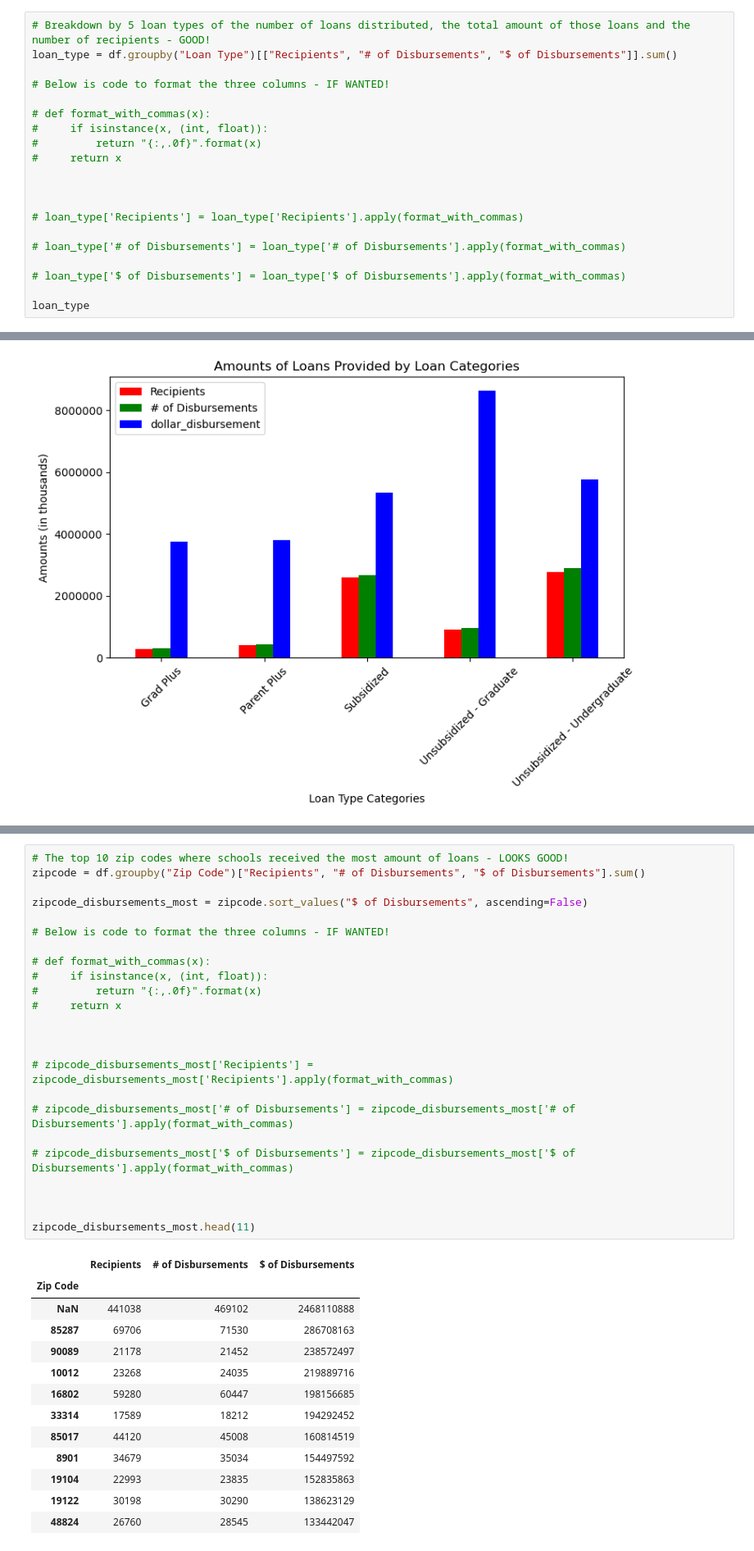
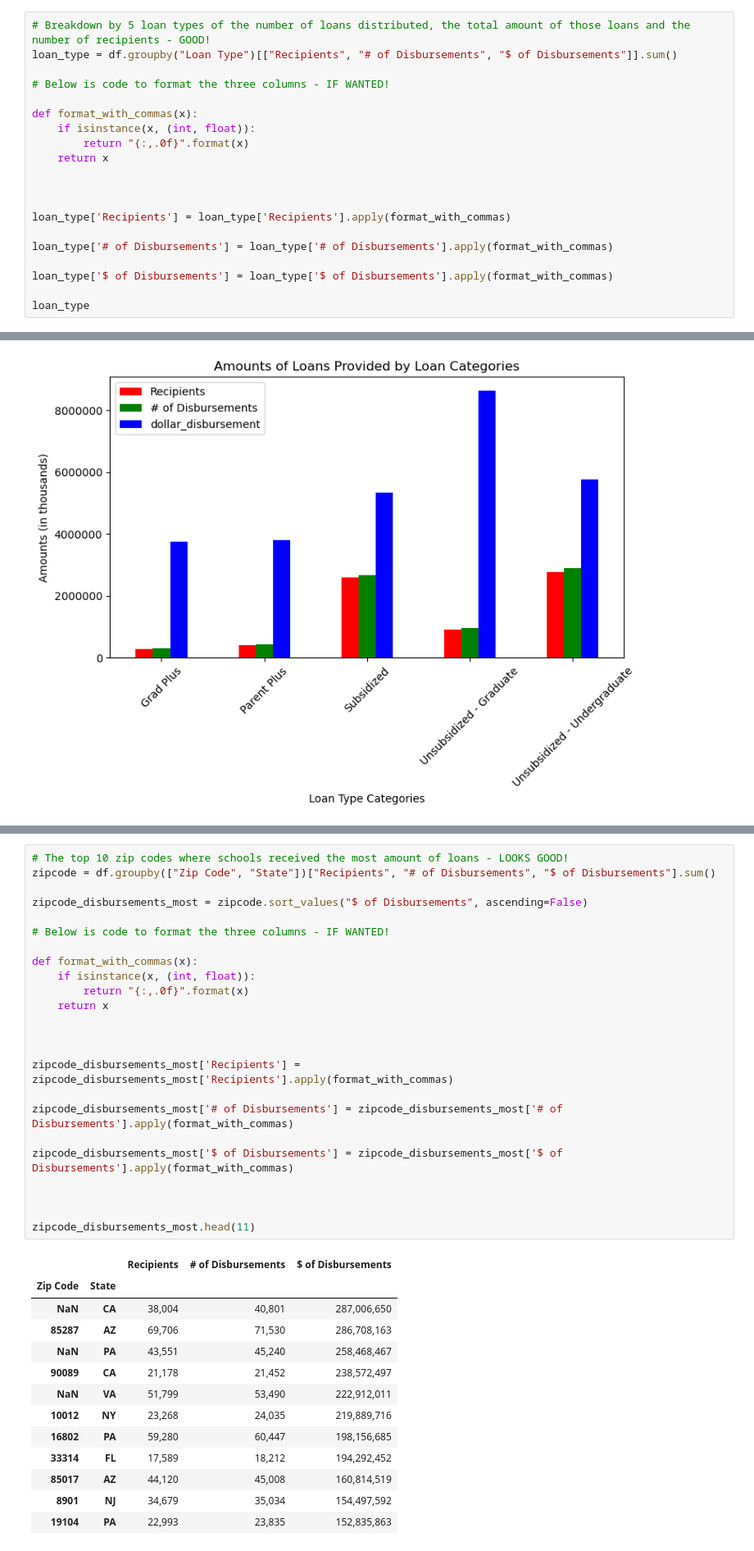
Before and after one commit to wemlaztdj/Demo_p1, a Jupyter notebook: main - MR.ipynb, the cells around one changed output, grey strips where cells are left out. Shown at 82% size. Saved outputs shown, nothing was run; the diff lists cells and outputs as text.

```diff
--- a/main - MR.ipynb
+++ b/main - MR.ipynb
@@ -122,18 +122,18 @@ loan_type = df.groupby("Loan Type")[["Recipients", "# of Disbursements", "$ of D
 
 # Below is code to format the three columns - IF WANTED!
 
-# def format_with_commas(x):
-#     if isinstance(x, (int, float)):
-#         return "{:,.0f}".format(x)
-#     return x
+def format_with_commas(x):
+    if isinstance(x, (int, float)):
+        return "{:,.0f}".format(x)
+    return x
 
 
 
-# loan_type['Recipients'] = loan_type['Recipients'].apply(format_with_commas)
+loan_type['Recipients'] = loan_type['Recipients'].apply(format_with_commas)
 
-# loan_type['# of Disbursements'] = loan_type['# of Disbursements'].apply(format_with_commas)
+loan_type['# of Disbursements'] = loan_type['# of Disbursements'].apply(format_with_commas)
 
-# loan_type['$ of Disbursements'] = loan_type['$ of Disbursements'].apply(format_with_commas)
+loan_type['$ of Disbursements'] = loan_type['$ of Disbursements'].apply(format_with_commas)
 
 loan_type
 # %% [output]
@@ -184,39 +175,39 @@ plt.show()
 # %%
 # The top 10 zip codes where schools received the most amount of loans - LOOKS GOOD!
-zipcode = df.groupby("Zip Code")["Recipients", "# of Disbursements", "$ of Disbursements"].sum()
+zipcode = df.groupby(["Zip Code", "State"])["Recipients", "# of Disbursements", "$ of Disbursements"].sum()
 
 zipcode_disbursements_most = zipcode.sort_values("$ of Disbursements", ascending=False)
 
 # Below is code to format the three columns - IF WANTED!
 
-# def format_with_commas(x):
-#     if isinstance(x, (int, float)):
-#         return "{:,.0f}".format(x)
-#     return x
+def format_with_commas(x):
+    if isinstance(x, (int, float)):
+        return "{:,.0f}".format(x)
+    return x
 
 
 
-# zipcode_disbursements_most['Recipients'] = zipcode_disbursements_most['Recipients'].apply(format_with_commas)
+zipcode_disbursements_most['Recipients'] = zipcode_disbursements_most['Recipients'].apply(format_with_commas)
 
-# zipcode_disbursements_most['# of Disbursements'] = zipcode_disbursements_most['# of Disbursements'].apply(format_with_commas)
+zipcode_disbursements_most['# of Disbursements'] = zipcode_disbursements_most['# of Disbursements'].apply(format_with_commas)
 
-# zipcode_disbursements_most['$ of Disbursements'] = zipcode_disbursements_most['$ of Disbursements'].apply(format_with_commas)
+zipcode_disbursements_most['$ of Disbursements'] = zipcode_disbursements_most['$ of Disbursements'].apply(format_with_commas)
 
 
 
 zipcode_disbursements_most.head(11)
 # %% [output]
-|  | Recipients | # of Disbursements | $ of Disbursements |
-| Zip Code |  |  |  |
-| NaN | 441038 | 469102 | 2468110888 |
-| 85287 | 69706 | 71530 | 286708163 |
-| 90089 | 21178 | 21452 | 238572497 |
-| 10012 | 23268 | 24035 | 219889716 |
-| 16802 | 59280 | 60447 | 198156685 |
-| 33314 | 17589 | 18212 | 194292452 |
-| 85017 | 44120 | 45008 | 160814519 |
-| 8901 | 34679 | 35034 | 154497592 |
-| 19104 | 22993 | 23835 | 152835863 |
-| 19122 | 30198 | 30290 | 138623129 |
-| 48824 | 26760 | 28545 | 133442047 |
+|  |  | Recipients | # of Disbursements | $ of Disbursements |
+| Zip Code | State |  |  |  |
+| NaN | CA | 38,004 | 40,801 | 287,006,650 |
+| 85287 | AZ | 69,706 | 71,530 | 286,708,163 |
+| NaN | PA | 43,551 | 45,240 | 258,468,467 |
+| 90089 | CA | 21,178 | 21,452 | 238,572,497 |
+| NaN | VA | 51,799 | 53,490 | 222,912,011 |
+| 10012 | NY | 23,268 | 24,035 | 219,889,716 |
+| 16802 | PA | 59,280 | 60,447 | 198,156,685 |
+| 33314 | FL | 17,589 | 18,212 | 194,292,452 |
+| 85017 | AZ | 44,120 | 45,008 | 160,814,519 |
+| 8901 | NJ | 34,679 | 35,034 | 154,497,592 |
+| 19104 | PA | 22,993 | 23,835 | 152,835,863 |
 # %%
```
Also changed, not shown: parts of 5 cells of this notebook, 1 other file.
